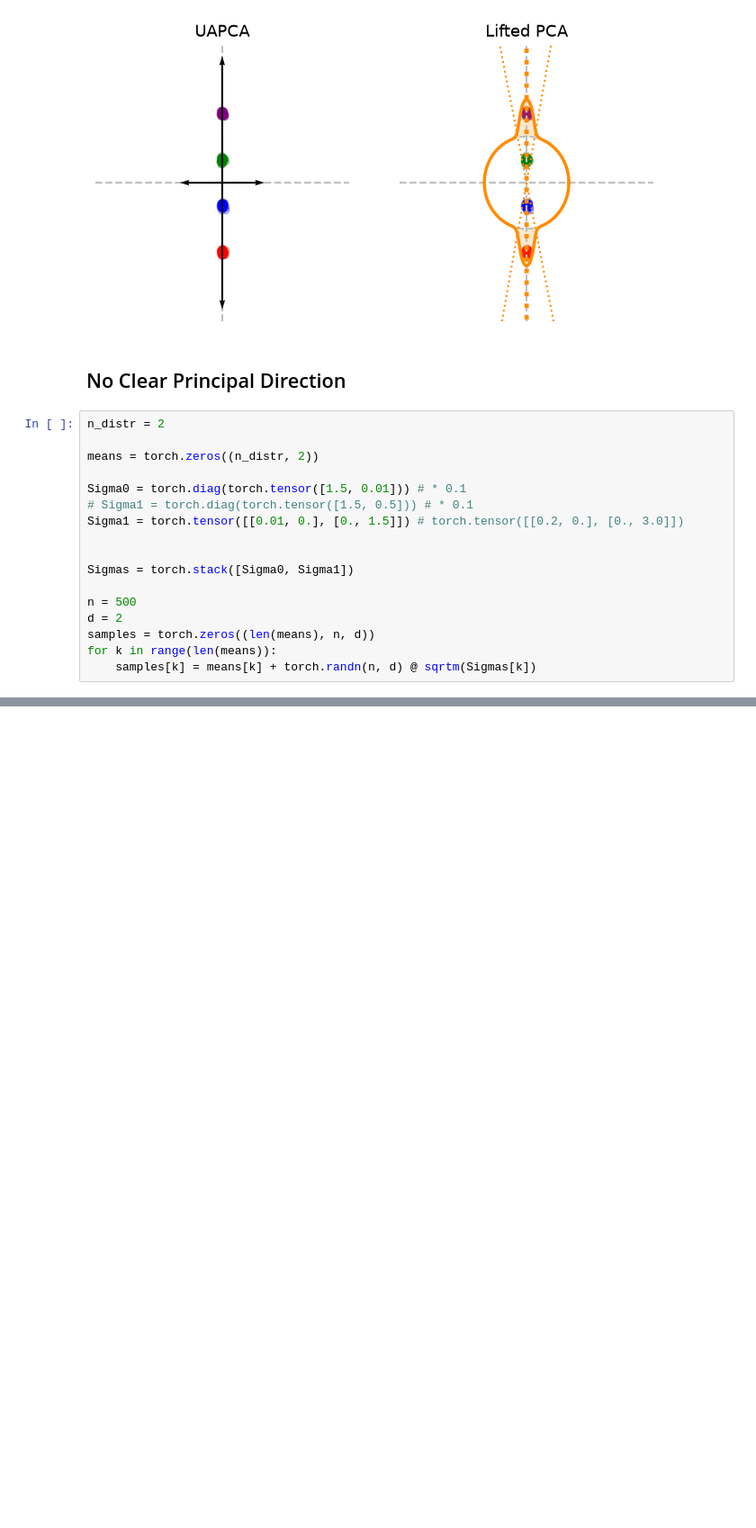
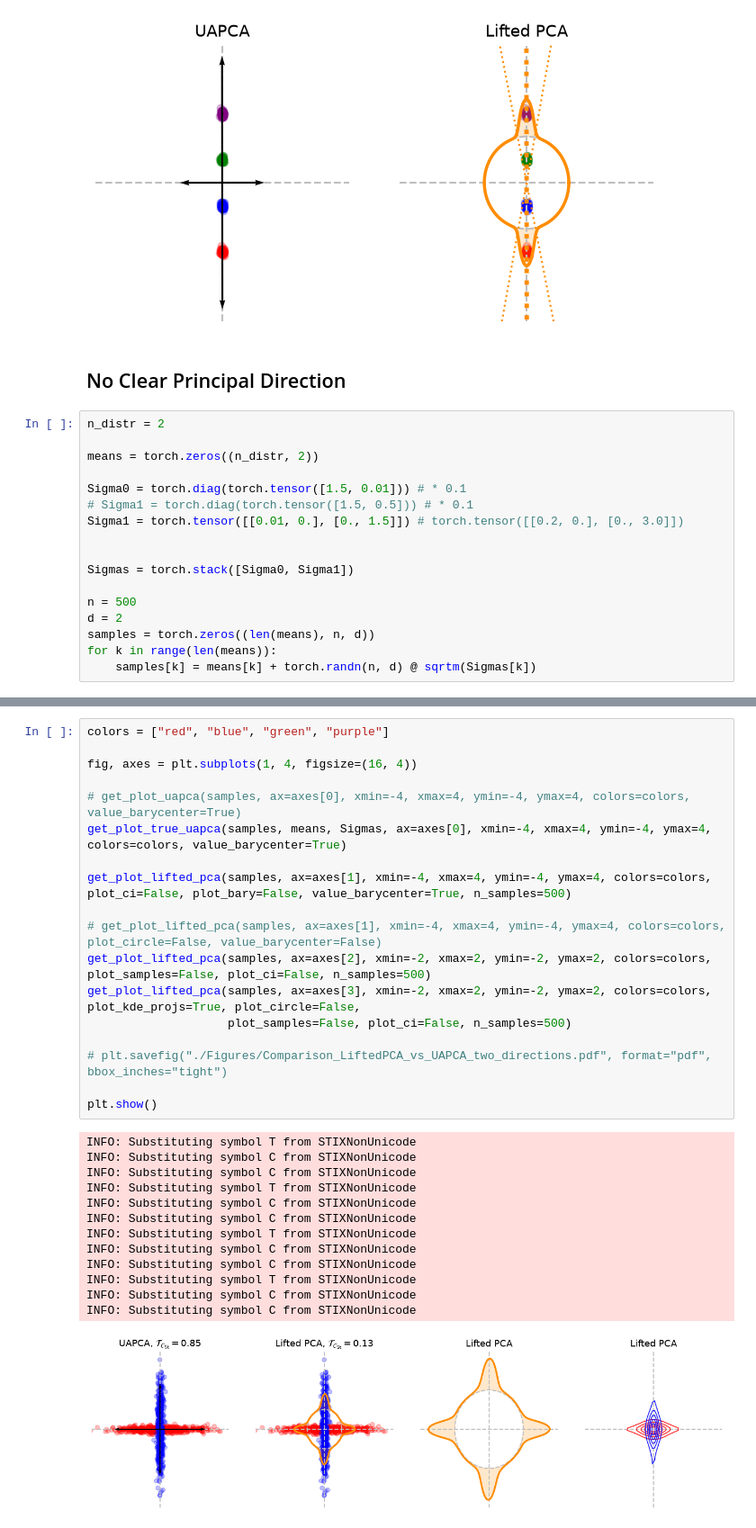
Before and after one commit to clbonet/Lifting_PCA_Wasserstein_Space, a Jupyter notebook: xp_2d.ipynb, the cells around one changed output, grey strips where cells are left out. Shown at 90% size. Drawn from its saved outputs; the diff is of its cells as text; blank space fills up the shorter version.

```diff
--- a/xp_2d.ipynb
+++ b/xp_2d.ipynb
@@ -254,0 +251,32 @@ INFO: Substituting symbol C from STIXNonUnicode
+# %%
+colors = ["red", "blue", "green", "purple"]
+
+fig, axes = plt.subplots(1, 4, figsize=(16, 4))
+
+# get_plot_uapca(samples, ax=axes[0], xmin=-4, xmax=4, ymin=-4, ymax=4, colors=colors, value_barycenter=True)
+get_plot_true_uapca(samples, means, Sigmas, ax=axes[0], xmin=-4, xmax=4, ymin=-4, ymax=4, colors=colors, value_barycenter=True)
+
+get_plot_lifted_pca(samples, ax=axes[1], xmin=-4, xmax=4, ymin=-4, ymax=4, colors=colors, plot_ci=False, plot_bary=False, value_barycenter=True, n_samples=500)
+
+# get_plot_lifted_pca(samples, ax=axes[1], xmin=-4, xmax=4, ymin=-4, ymax=4, colors=colors, plot_circle=False, value_barycenter=False)
+get_plot_lifted_pca(samples, ax=axes[2], xmin=-2, xmax=2, ymin=-2, ymax=2, colors=colors, plot_samples=False, plot_ci=False, n_samples=500)
+get_plot_lifted_pca(samples, ax=axes[3], xmin=-2, xmax=2, ymin=-2, ymax=2, colors=colors, plot_kde_projs=True, plot_circle=False,
+                    plot_samples=False, plot_ci=False, n_samples=500)
+
+# plt.savefig("./Figures/Comparison_LiftedPCA_vs_UAPCA_two_directions.pdf", format="pdf", bbox_inches="tight")
+
+plt.show()
+# %% [output]
+INFO: Substituting symbol T from STIXNonUnicode
+INFO: Substituting symbol C from STIXNonUnicode
+INFO: Substituting symbol C from STIXNonUnicode
+INFO: Substituting symbol T from STIXNonUnicode
+INFO: Substituting symbol C from STIXNonUnicode
+INFO: Substituting symbol C from STIXNonUnicode
+INFO: Substituting symbol T from STIXNonUnicode
+INFO: Substituting symbol C from STIXNonUnicode
+INFO: Substituting symbol C from STIXNonUnicode
+INFO: Substituting symbol T from STIXNonUnicode
+INFO: Substituting symbol C from STIXNonUnicode
+INFO: Substituting symbol C from STIXNonUnicode
+[figure, added]
```
Also changed, not shown: parts of 11 cells of this notebook, 4 other files.
